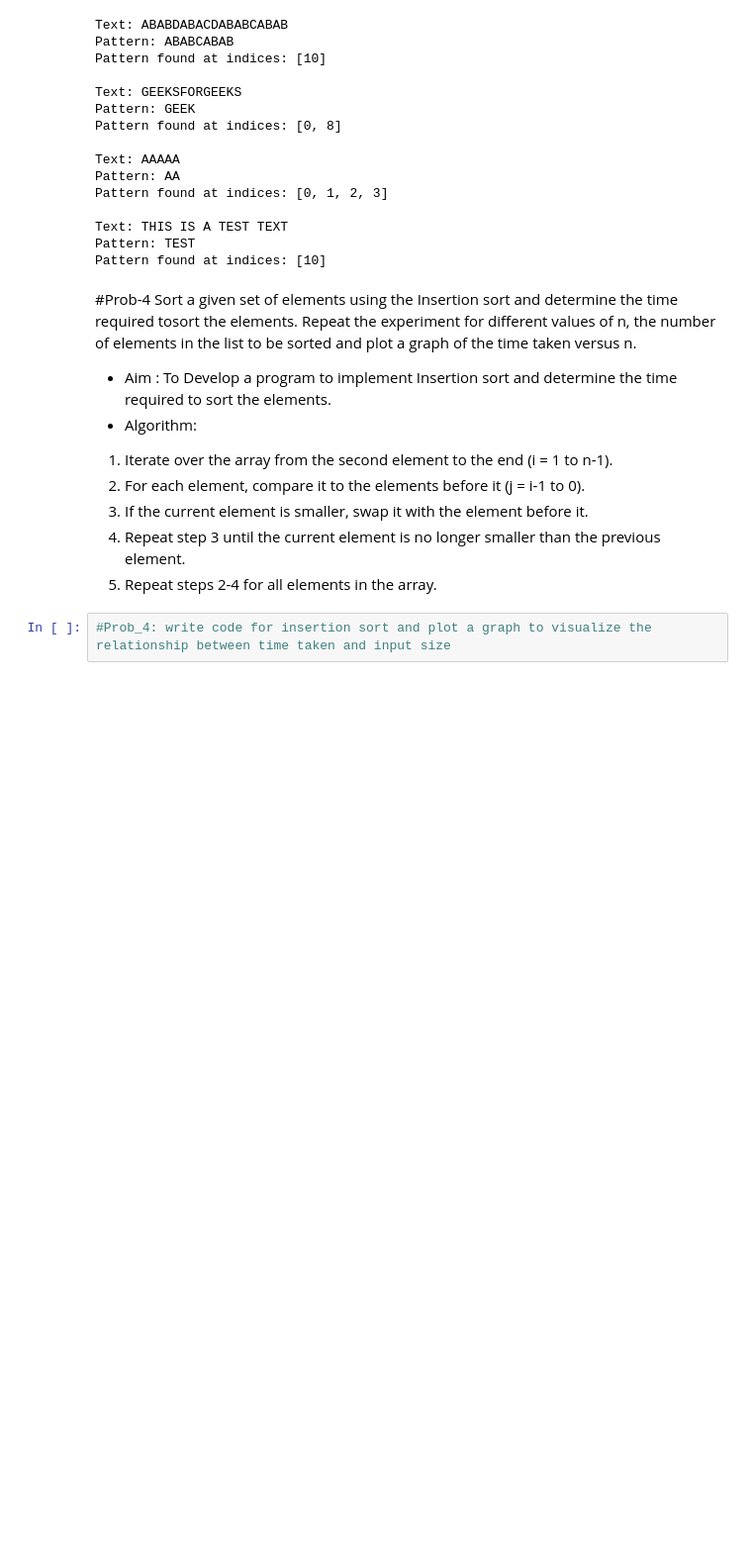
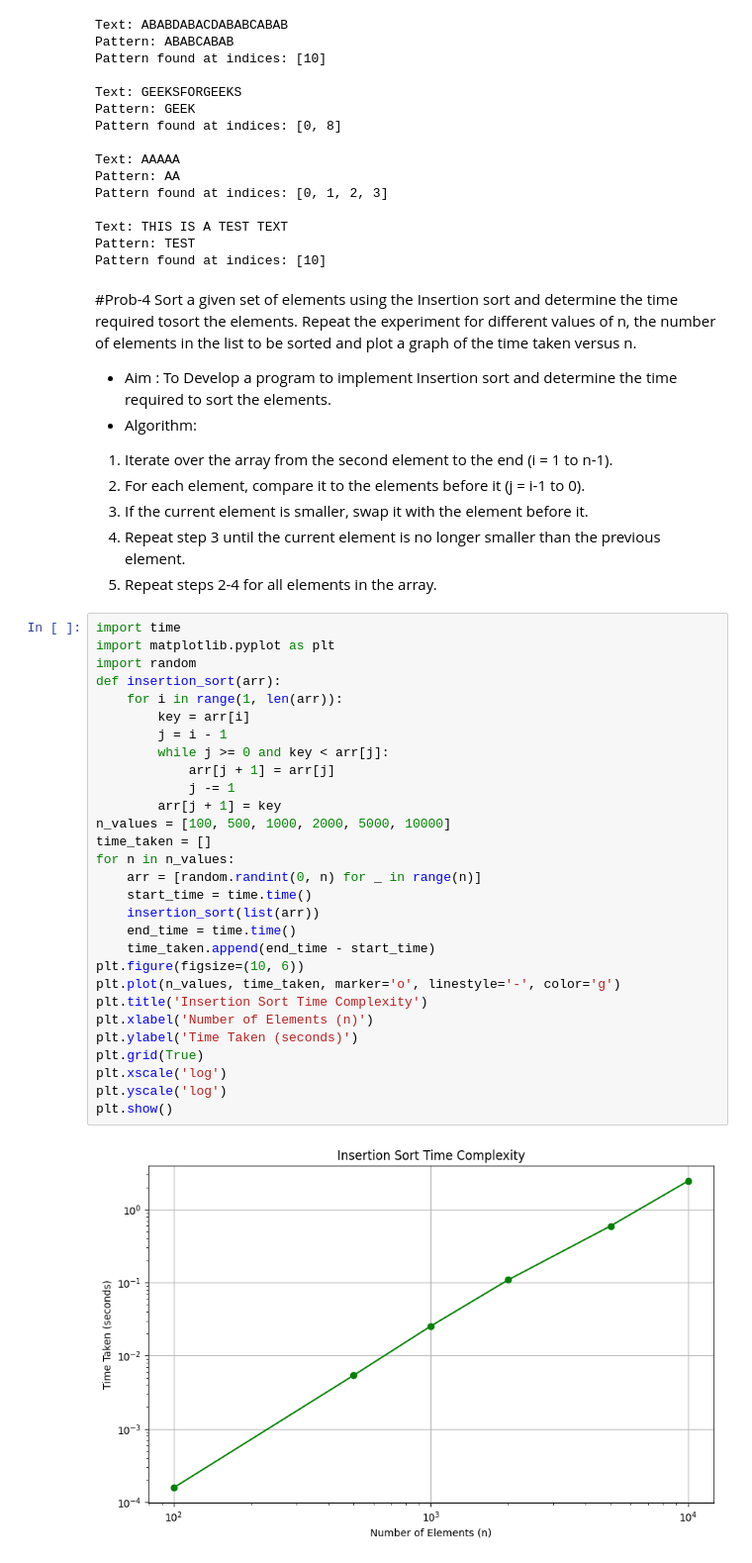
Before and after one commit to dakshmalviya-x/APS-LAB, a Jupyter notebook: lab_4.ipynb, the cells around one changed output. Shown at 99% size. Cells and saved outputs as stored; diff of their text form; blank space fills up the shorter version.

```diff
--- a/lab_4.ipynb
+++ b/lab_4.ipynb
@@ -173,5 +173,34 @@ Sort a given set of elements using the Insertion sort and determine the time req
 3. If the current element is smaller, swap it with the element before it.
 4. Repeat step 3 until the current element is no longer smaller than the previous element.
 5. Repeat steps 2-4 for all elements in the array.
-# %%
-#Prob_4: write code for insertion sort and plot a graph to visualize the relationship between time taken and input size
+# %%
+import time
+import matplotlib.pyplot as plt
+import random
+def insertion_sort(arr):
+    for i in range(1, len(arr)):
+        key = arr[i]
+        j = i - 1
+        while j >= 0 and key < arr[j]:
+            arr[j + 1] = arr[j]
+            j -= 1
+        arr[j + 1] = key
+n_values = [100, 500, 1000, 2000, 5000, 10000]
+time_taken = []
+for n in n_values:
+    arr = [random.randint(0, n) for _ in range(n)]
+    start_time = time.time()
+    insertion_sort(list(arr))
+    end_time = time.time()
+    time_taken.append(end_time - start_time)
+plt.figure(figsize=(10, 6))
+plt.plot(n_values, time_taken, marker='o', linestyle='-', color='g')
+plt.title('Insertion Sort Time Complexity')
+plt.xlabel('Number of Elements (n)')
+plt.ylabel('Time Taken (seconds)')
+plt.grid(True)
+plt.xscale('log')
+plt.yscale('log')
+plt.show()
+# %% [output]
+[figure, added]
```
